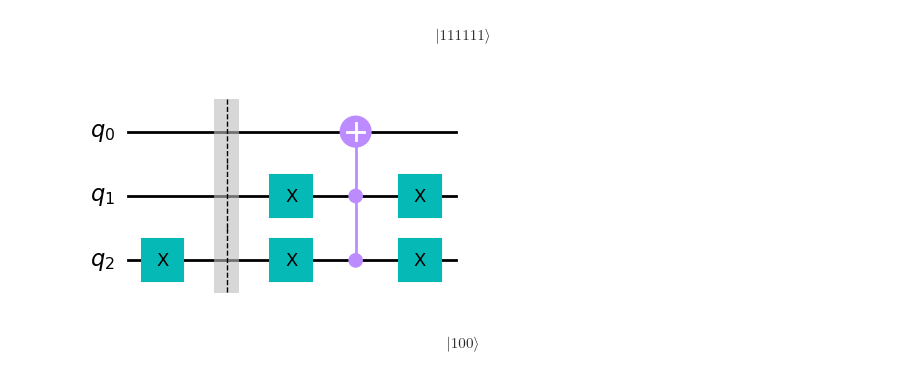
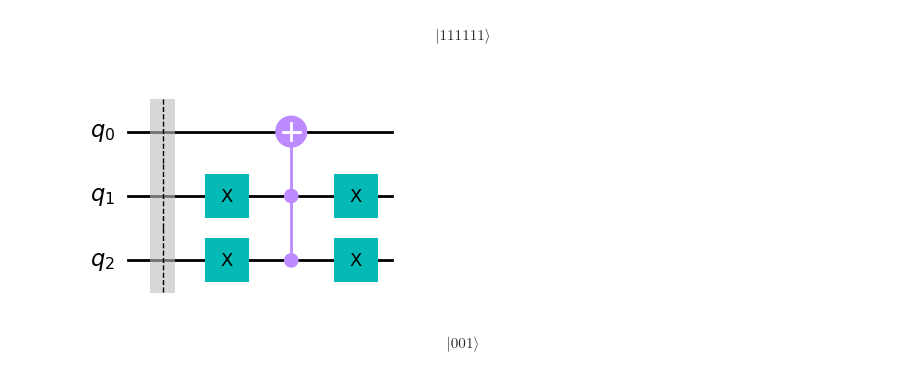
Before and after one commit to Dpbm/quantum, a Jupyter notebook: qiskit/papers-please.ipynb, the cells around one changed output. Drawn from its saved outputs; the diff is of its cells as text; code cells hidden in the pictures.

```diff
--- a/qiskit/papers-please.ipynb
+++ b/qiskit/papers-please.ipynb
@@ -60,16 +75,15 @@ $$ |111111\rangle$$
 # %%
 qc_or = QuantumCircuit(3)
 
-qc_or.x(2)
 
 qc_or.barrier()
 
 qc_or.x(range(1,3))
 qc_or.ccx(2, 1, 0)
 qc_or.x(range(1,3))
 
 display(qc_or.draw("mpl"))
 Statevector(qc_or).draw("latex")
 # %% [output]
-[figure, old version]
+[figure, new version]
-$$ |100\rangle$$
+$$ |001\rangle$$
```
Also changed, not shown: parts of 3 cells of this notebook.
